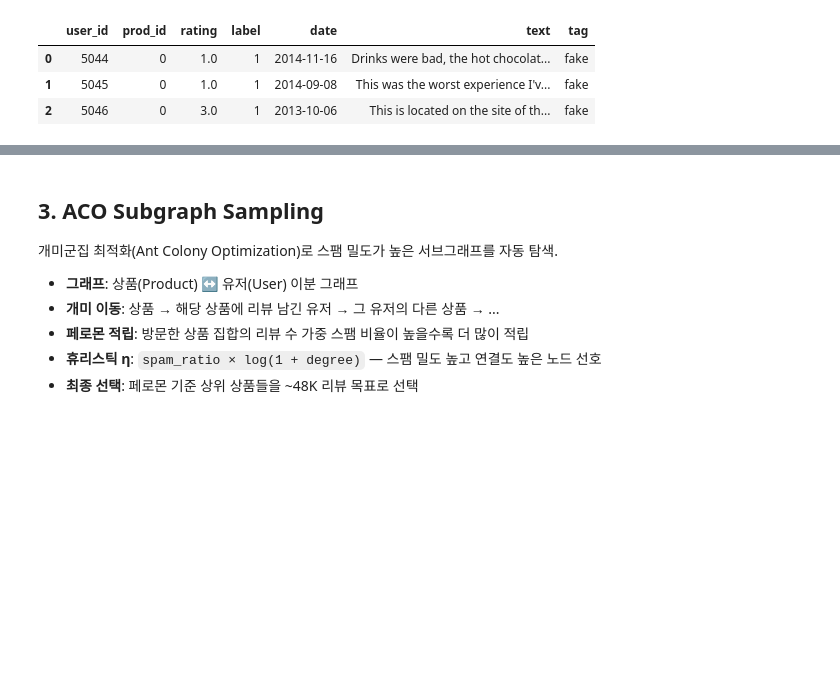
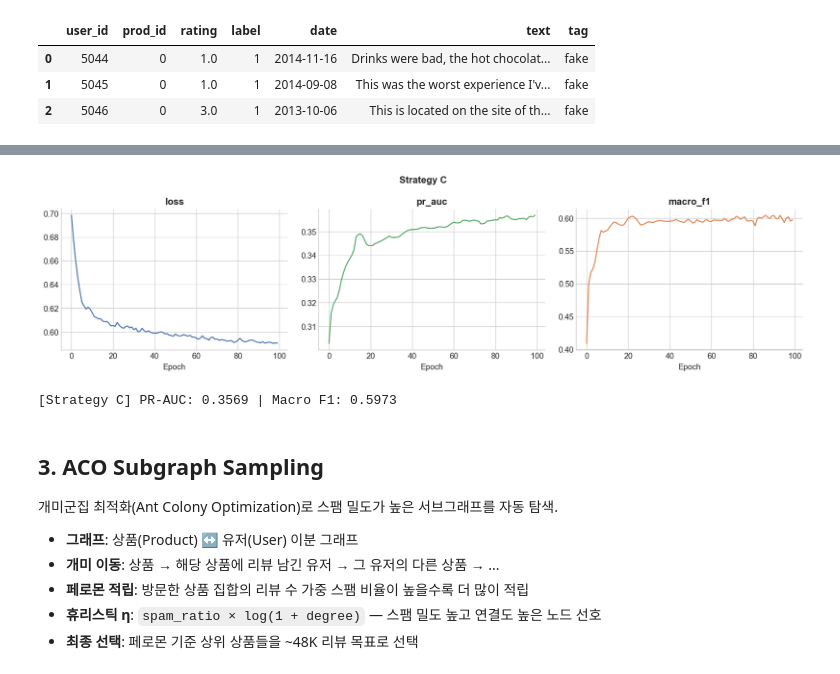
Before and after one commit to nepersoned/idta, a Jupyter notebook: archive/gnn.ipynb, the cells around one changed output, grey strips where cells are left out. Cells and saved outputs as stored; diff of their text form; code cells hidden in the pictures; blank space fills up the shorter version.

```diff
--- a/archive/gnn.ipynb
+++ b/archive/gnn.ipynb
@@ -153,0 +191,4 @@ def run_pipeline(raw_sub, name, epochs=100):
+# %%
+# ── Strategy C 실행 ──
+hist_C = run_pipeline(strat_C, 'Strategy C')
+# %% [output]
@@ -154,3 +210,5 @@ def run_pipeline(raw_sub, name, epochs=100):
+[figure, added]
+[Strategy C] PR-AUC: 0.3569 | Macro F1: 0.5973
 # %% [markdown]
 ## 3. ACO Subgraph Sampling
 
```
Also changed, not shown: parts of 10 cells of this notebook, 1 other file.
